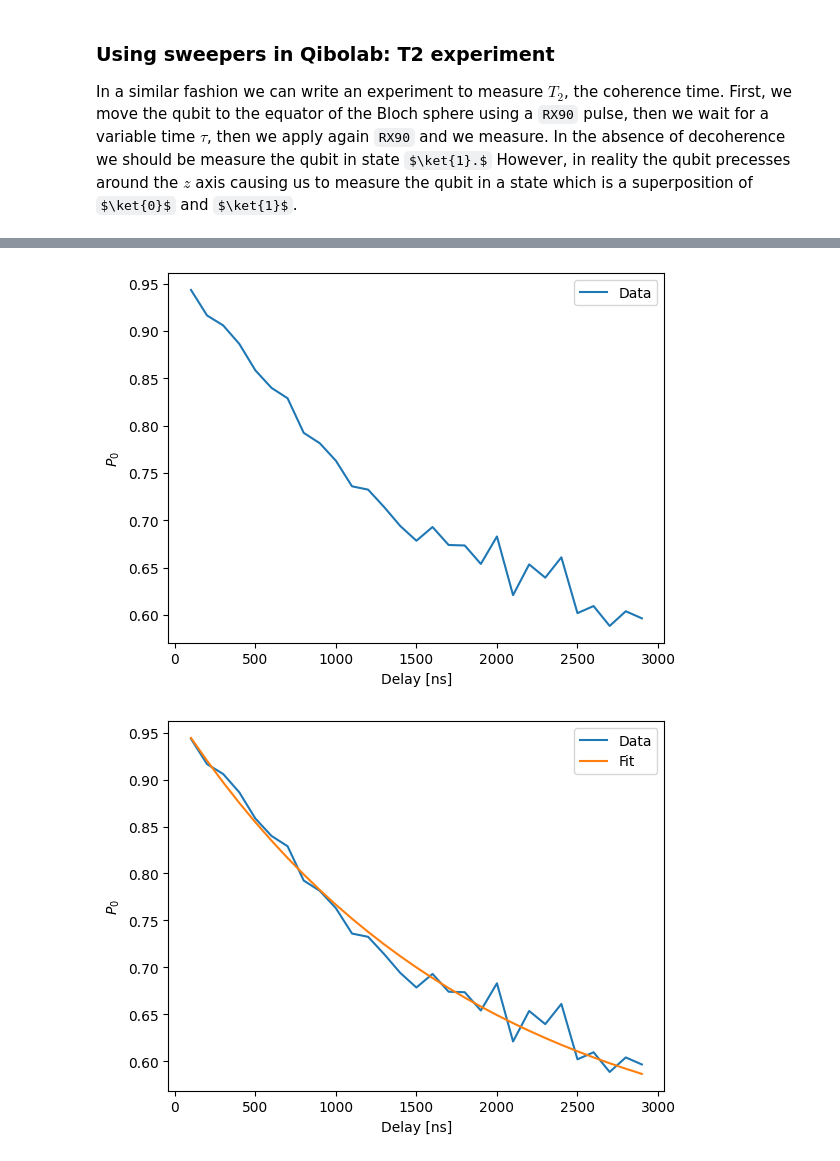
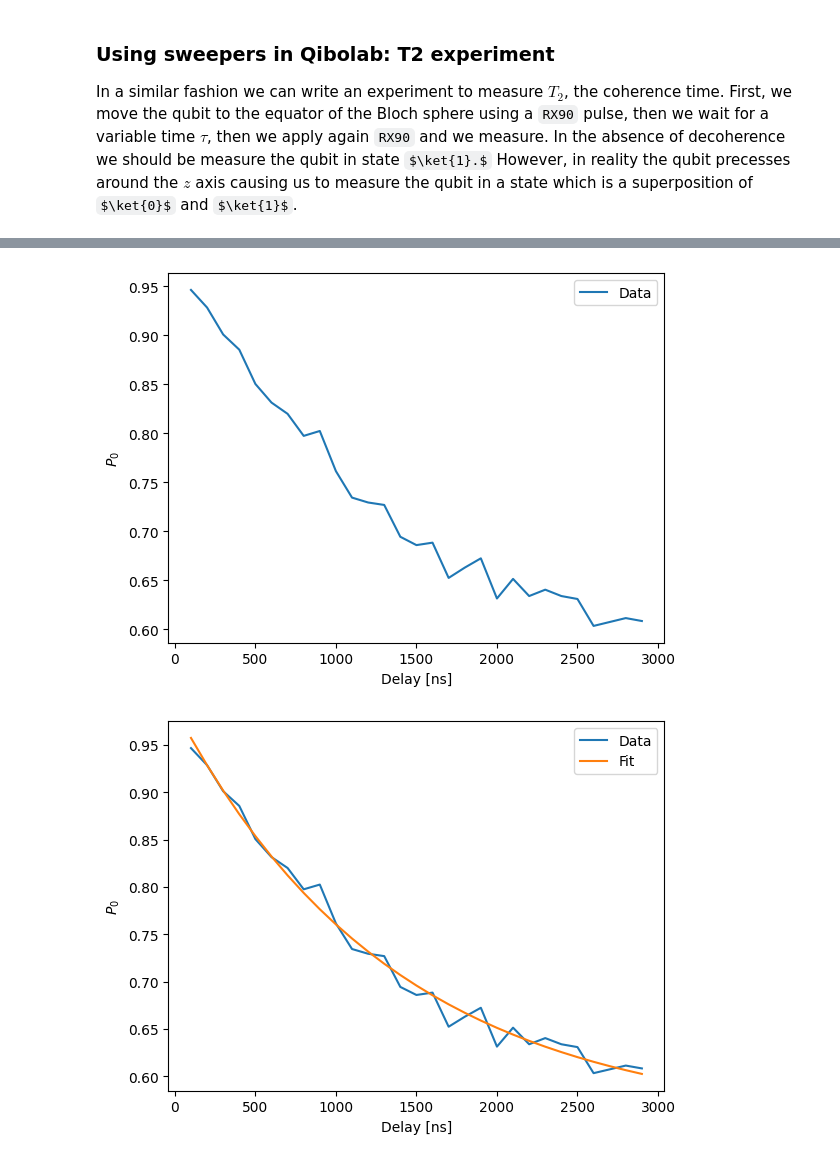
Before and after one commit to qiboteam/qiboedu, a Jupyter notebook: notebooks/Control/qibolab.ipynb, the cells around one changed output, grey strips where cells are left out. Drawn from its saved outputs; the diff is of its cells as text; code cells hidden in the pictures; some formulas as TeX source.

```diff
--- a/notebooks/Control/qibolab.ipynb
+++ b/notebooks/Control/qibolab.ipynb
@@ -357,0 +314,4 @@ p1s = results[readout_id]
+# %%
+results_t1 = platform.execute([seq], [[sweeper]], nshots=2000, averaging_mode=AveragingMode.CYCLIC)
+readout_id_t1 = seq.acquisitions[0][1].id
+p1s_t1 = results_t1[readout_id_t1]
@@ -375,15 +337,10 @@ def exp_decay(x, *params):
     return params[0] - params[1]*np.exp(-x/params[2])
 
 def fit_exp(x, y):
-    popt, pcov = curve_fit(
-        exp_decay,
-        delay_range,
-        p1s,
-        p0 = [ 0.5, 0.5, 1000]
-    )
+    popt, pcov = curve_fit(exp_decay, x, y, p0=[0.5, 0.5, 1000])
     return popt
 
-popt = fit_exp(x=delay_range, y=p1s)
+popt = fit_exp(x=delay_range, y=p1s_t1)
 # %%
 def plot_with_fit(x, y, xlabel="Data", ylabel=r"$P_1$", fun=exp_decay, popt=popt):
     plt.plot(x, y, label=xlabel)
@@ -490,0 +448,4 @@ p0s = 1 - results[readout_id]
+# %%
+results_t2_echo = platform.execute([seq], [[sweeper]], nshots=2000, averaging_mode=AveragingMode.CYCLIC)
+readout_id_t2_echo = seq.acquisitions[0][1].id
+p0s_t2_echo = 1 - results_t2_echo[readout_id_t2_echo]
@@ -491,12 +454,12 @@ p0s = 1 - results[readout_id]
 # %%
-plot(delay_range, p0s, ylabel=r"$P_0$")
+plot(delay_range, p0s_t2_echo, ylabel=r"$P_0$")
 # %% [output]
-[figure, old version]
+[figure, new version]
 # %%
-popt = fit_exp(x=delay_range, y=p0s)
-plot_with_fit(x=delay_range, y=p0s, ylabel=r"$P_0$", popt=popt)
+popt = fit_exp(x=delay_range, y=p0s_t2_echo)
+plot_with_fit(x=delay_range, y=p0s_t2_echo, ylabel=r"$P_0$", popt=popt)
 # %% [output]
-[figure, old version]
+[figure, new version]
 # %%
 print(f"The estimated T2 echo is {np.round(popt[2])}")
 print(f"The simulation value used for T2 echo is {platform.config("hamiltonian").single_qubit[0].t2[0,1]}")
```
Also changed, not shown: parts of 30 cells of this notebook.
